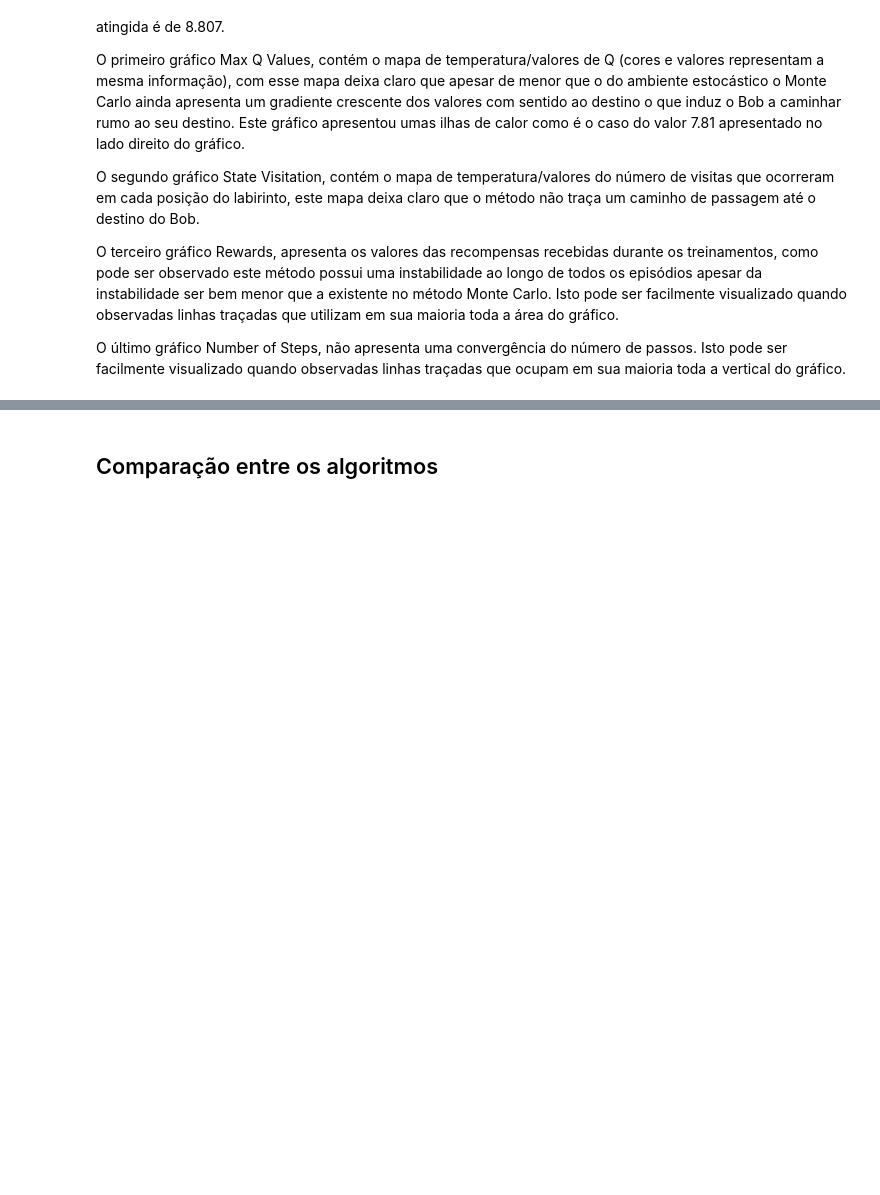
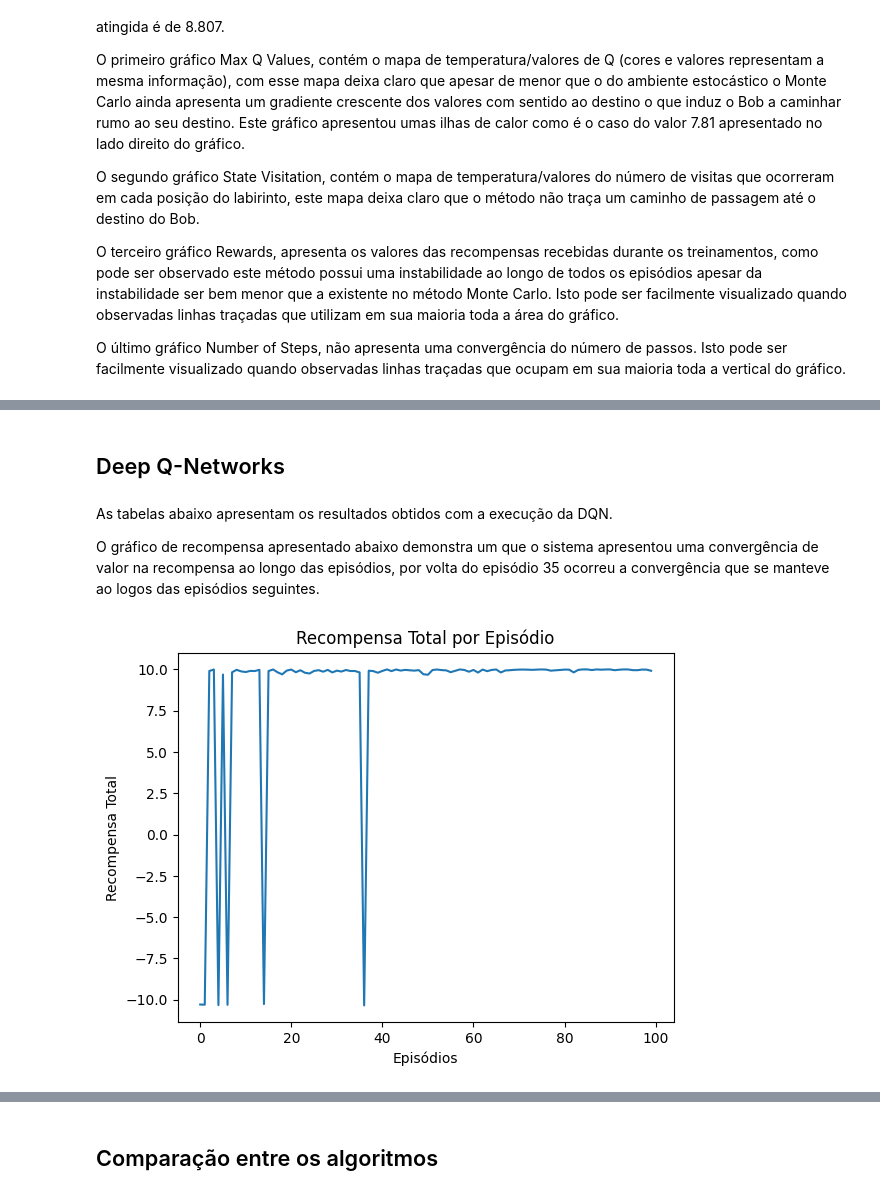
Before and after one commit to kozta/maze_game, a Jupyter notebook: beta.ipynb, the cells around one changed output, grey strips where cells are left out. Saved outputs shown, nothing was run; the diff lists cells and outputs as text; code cells hidden in the pictures; blank space fills up the shorter version.

Commit message:
AJuste no arquivo

```diff
--- a/beta.ipynb
+++ b/beta.ipynb
@@ -1047,8 +976,8 @@ def run_experiments(agent_class, maze, episodes, num_obstacles_list, param_grid,
 
                     # Execução da política ótima
                     if render:
-                        execute_optimal_policy(agent, max_steps=20, start_pos=(0, 0), num_obstacles=num_obstacles)
-                        showQ(agent)
+                        agent.execute_optimal_policy(max_steps=100, start_pos=(0, 0))
+                        agent.showQ()
 
                     pd.DataFrame(results).to_csv(csv_file, mode='a', header=not file_exists, index=False)
 # %% [markdown]
@@ -2494,0 +2538,2 @@ O último gráfico Number of Steps, não apresenta uma convergência do número
+# %% [markdown]
+## Deep Q-Networks
@@ -2494,0 +2696,28 @@ O último gráfico Number of Steps, não apresenta uma convergência do número
+# %%
+# Uso do agente para treinamento
+env = MazeGameEnv(mazes[3])  # Ajuste aqui para o seu ambiente específico
+state_size = (2,)  # Ajuste para o tamanho do estado do seu ambiente
+action_size = env.action_space.n
+agent = DQNAgent(env, state_size, action_size)
+
+# Configurações de treinamento
+episodes = 100  # Número de episódios para treinar
+max_steps_per_episode = 100  # Máximo de passos por episódio
+batch_size = 32  # Tamanho do lote para experiência replay
+render = False  # Define se renderiza o ambiente durante o treinamento
+
+# Treinamento do agente
+episodes_data = agent.train(episodes, max_steps_per_episode, batch_size, render)
+# %% [markdown]
+As tabelas abaixo apresentam os resultados obtidos com a execução da DQN.
+
+O gráfico de recompensa apresentado abaixo demonstra um que o sistema apresentou uma convergência de valor na recompensa ao longo das episódios, por volta do episódio 35 ocorreu a convergência que se manteve ao logos das episódios seguintes.
+# %%
+rewards = [data['reward'] for data in episodes_data.values()]
+plt.plot(rewards)
+plt.title('Recompensa Total por Episódio')
+plt.xlabel('Episódios')
+plt.ylabel('Recompensa Total')
+plt.show()
+# %% [output]
+[figure, added]
```
Also changed, not shown: parts of 27 cells of this notebook.
